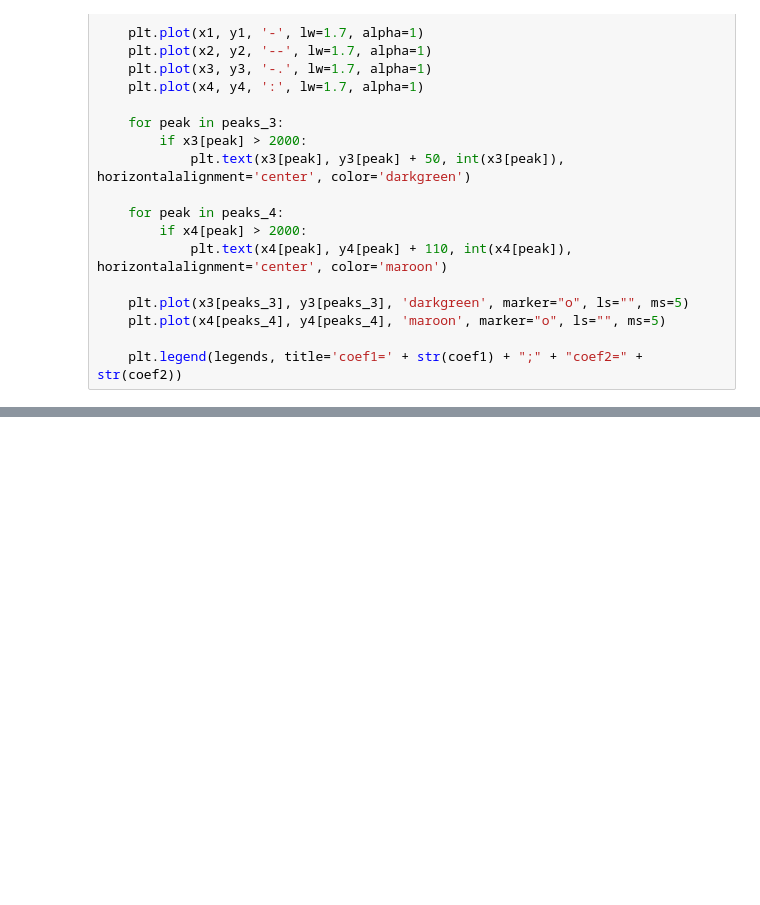
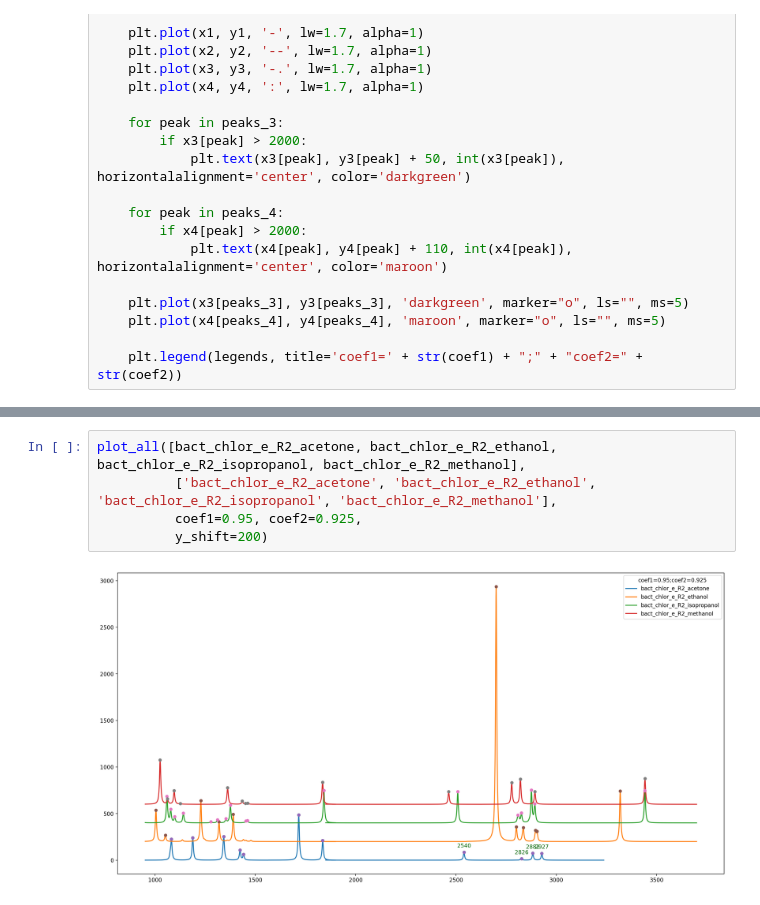
Before and after one commit to Westowl/spectrum-visualis, a Jupyter notebook: bacteriochlorophyl.ipynb, the cells around one changed output, grey strips where cells are left out. Saved outputs shown, nothing was run; the diff lists cells and outputs as text; blank space fills up the shorter version.

```diff
--- a/bacteriochlorophyl.ipynb
+++ b/bacteriochlorophyl.ipynb
@@ -165,0 +190,7 @@ plot_all([propanol_acetone, propanol_ethanol, propanol_methanol],
+# %%
+plot_all([bact_chlor_e_R2_acetone, bact_chlor_e_R2_ethanol, bact_chlor_e_R2_isopropanol, bact_chlor_e_R2_methanol],
+          ['bact_chlor_e_R2_acetone', 'bact_chlor_e_R2_ethanol', 'bact_chlor_e_R2_isopropanol', 'bact_chlor_e_R2_methanol'],
+          coef1=0.95, coef2=0.925,
+          y_shift=200)
+# %% [output]
+[figure, added]
```
Also changed, not shown: parts of 6 cells of this notebook.
